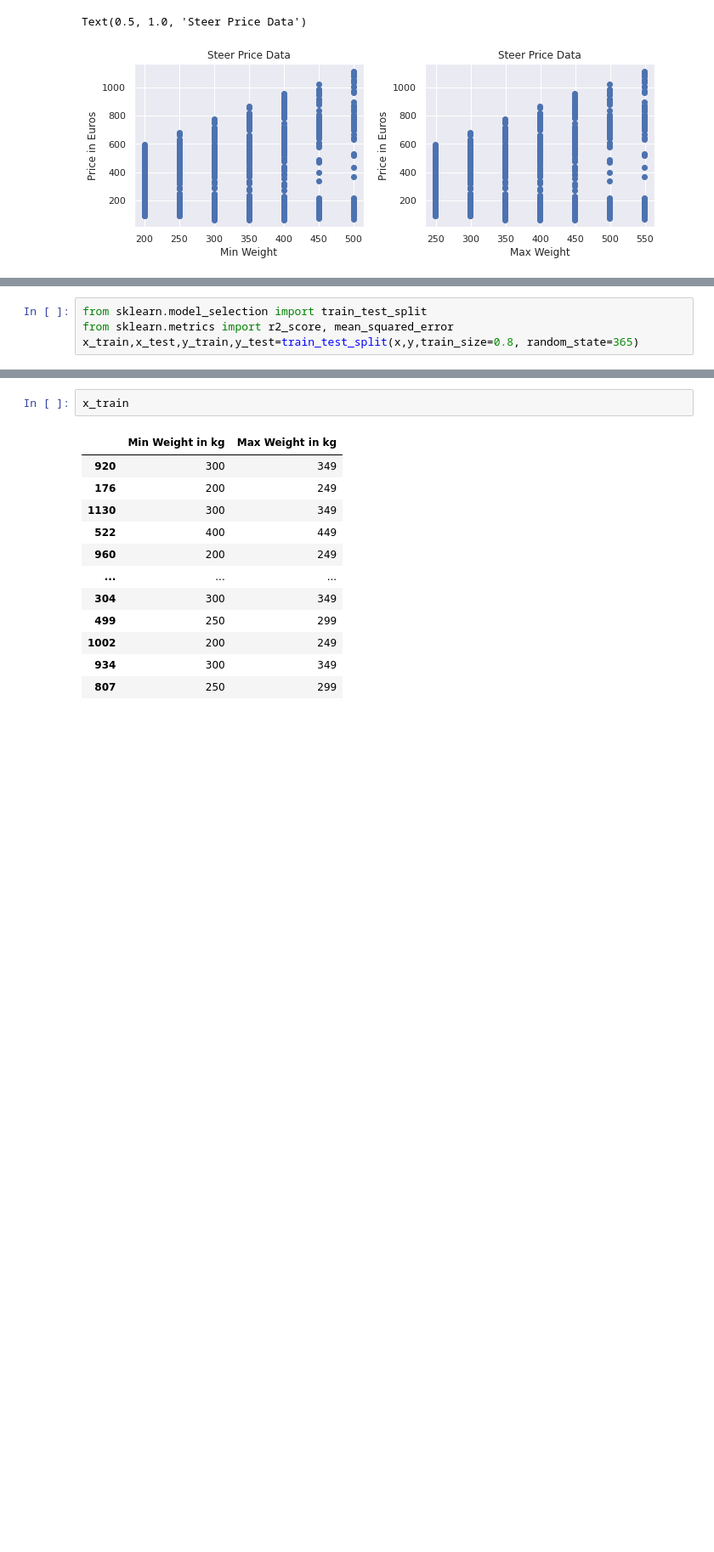
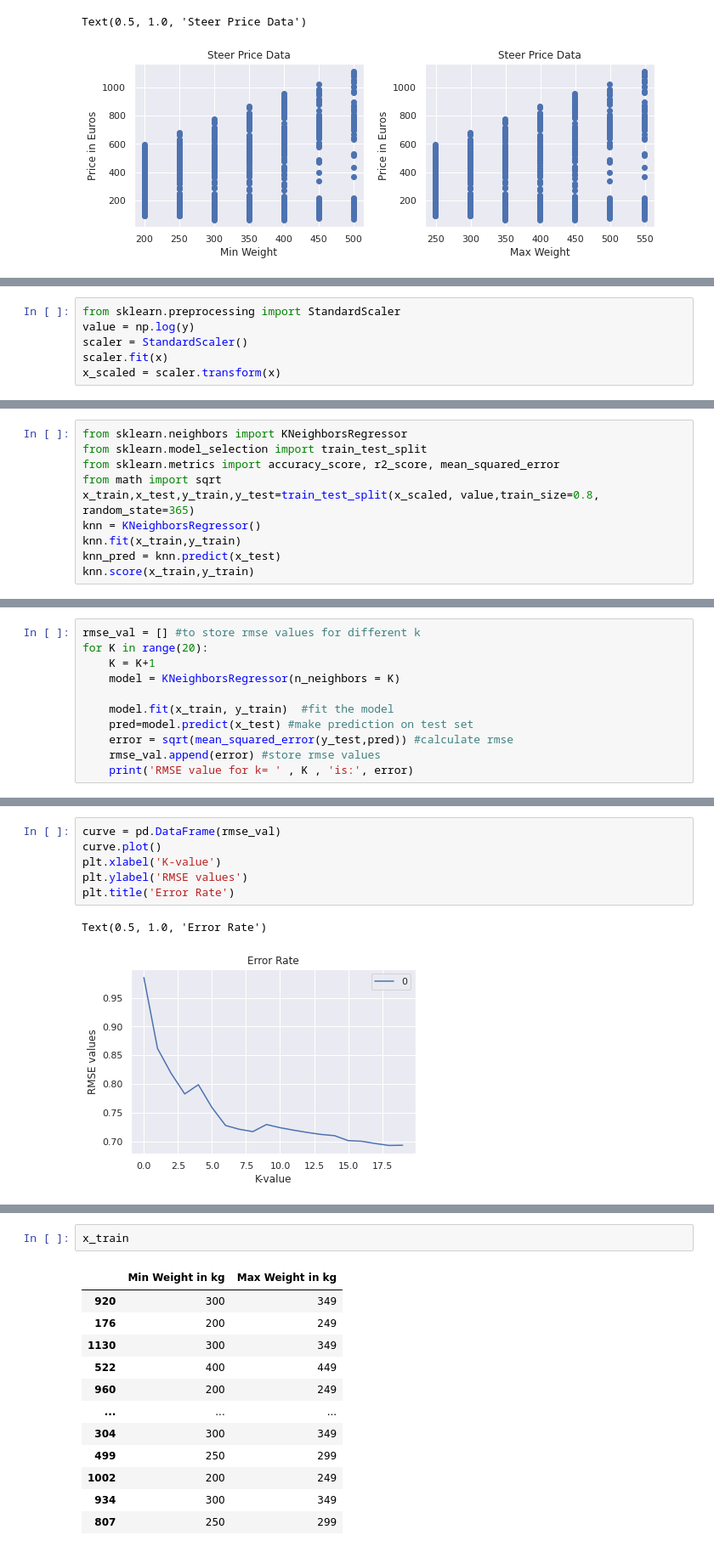
Before and after one commit to vicalfayo09/steer_price_prediction_ml, a Jupyter notebook: datasetloading.ipynb, the cells around one changed output, grey strips where cells are left out. Shown at 85% size. Cells and saved outputs as stored; diff of their text form; blank space fills up the shorter version.

```diff
--- a/datasetloading.ipynb
+++ b/datasetloading.ipynb
@@ -362,0 +450,6 @@ Text(0.5, 1.0, 'Steer Price Data')
+# %%
+from sklearn.preprocessing import StandardScaler
+value = np.log(y)
+scaler = StandardScaler()
+scaler.fit(x)
+x_scaled = scaler.transform(x)
@@ -363,4 +470,10 @@ Text(0.5, 1.0, 'Steer Price Data')
 # %%
+from sklearn.neighbors import KNeighborsRegressor
 from sklearn.model_selection import train_test_split
-from sklearn.metrics import r2_score, mean_squared_error
-x_train,x_test,y_train,y_test=train_test_split(x,y,train_size=0.8, random_state=365)
+from sklearn.metrics import accuracy_score, r2_score, mean_squared_error
+from math import sqrt
+x_train,x_test,y_train,y_test=train_test_split(x_scaled, value,train_size=0.8, random_state=365)
+knn = KNeighborsRegressor()
+knn.fit(x_train,y_train)
+knn_pred = knn.predict(x_test)
+knn.score(x_train,y_train)
@@ -366,0 +495,11 @@ x_train,x_test,y_train,y_test=train_test_split(x,y,train_size=0.8, random_state=
+# %%
+rmse_val = [] #to store rmse values for different k
+for K in range(20):
+    K = K+1
+    model = KNeighborsRegressor(n_neighbors = K)
+
+    model.fit(x_train, y_train)  #fit the model
+    pred=model.predict(x_test) #make prediction on test set
+    error = sqrt(mean_squared_error(y_test,pred)) #calculate rmse
+    rmse_val.append(error) #store rmse values
+    print('RMSE value for k= ' , K , 'is:', error)
@@ -366,0 +527,9 @@ x_train,x_test,y_train,y_test=train_test_split(x,y,train_size=0.8, random_state=
+# %%
+curve = pd.DataFrame(rmse_val)
+curve.plot()
+plt.xlabel('K-value')
+plt.ylabel('RMSE values')
+plt.title('Error Rate')
+# %% [output]
+Text(0.5, 1.0, 'Error Rate')
+[figure, added]
```
Also changed, not shown: parts of 43 cells of this notebook.
